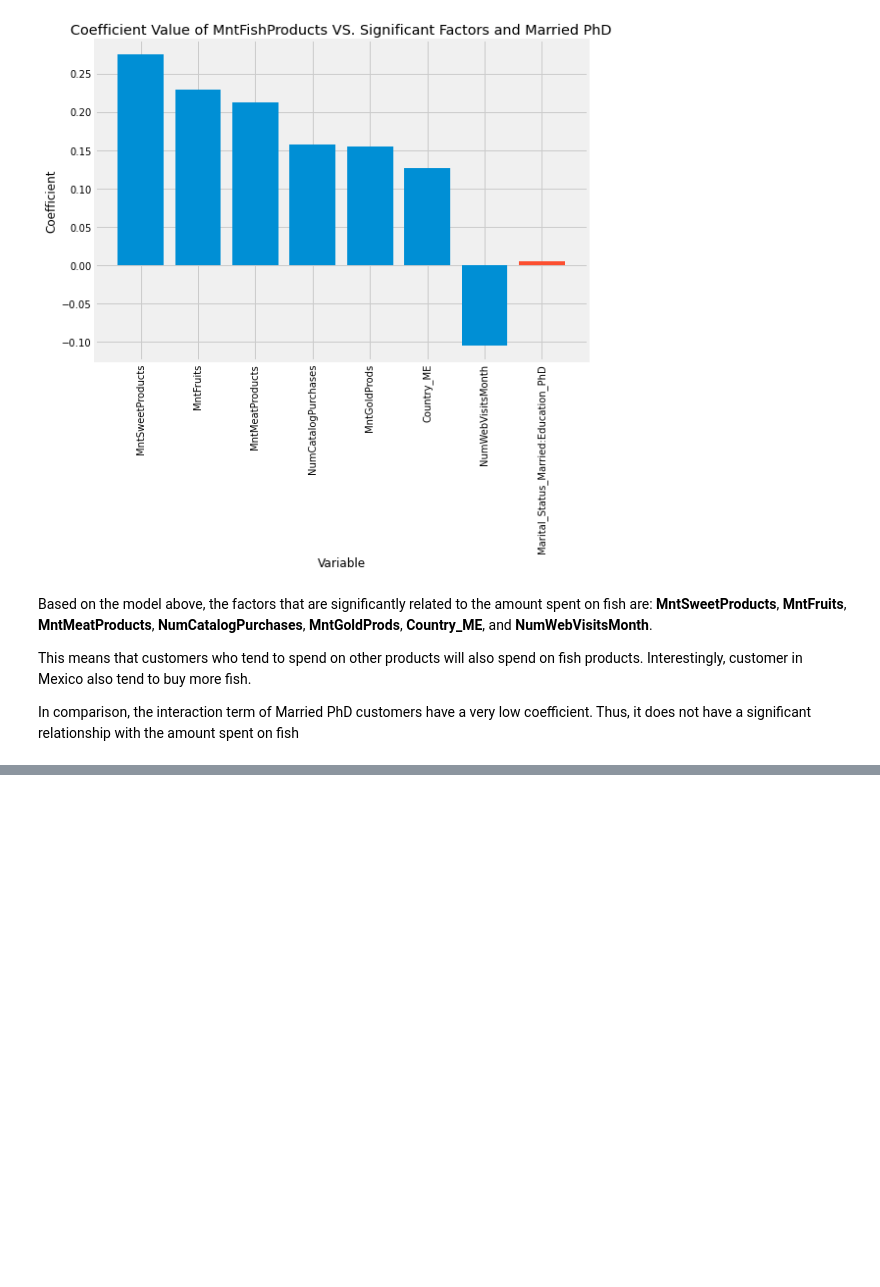
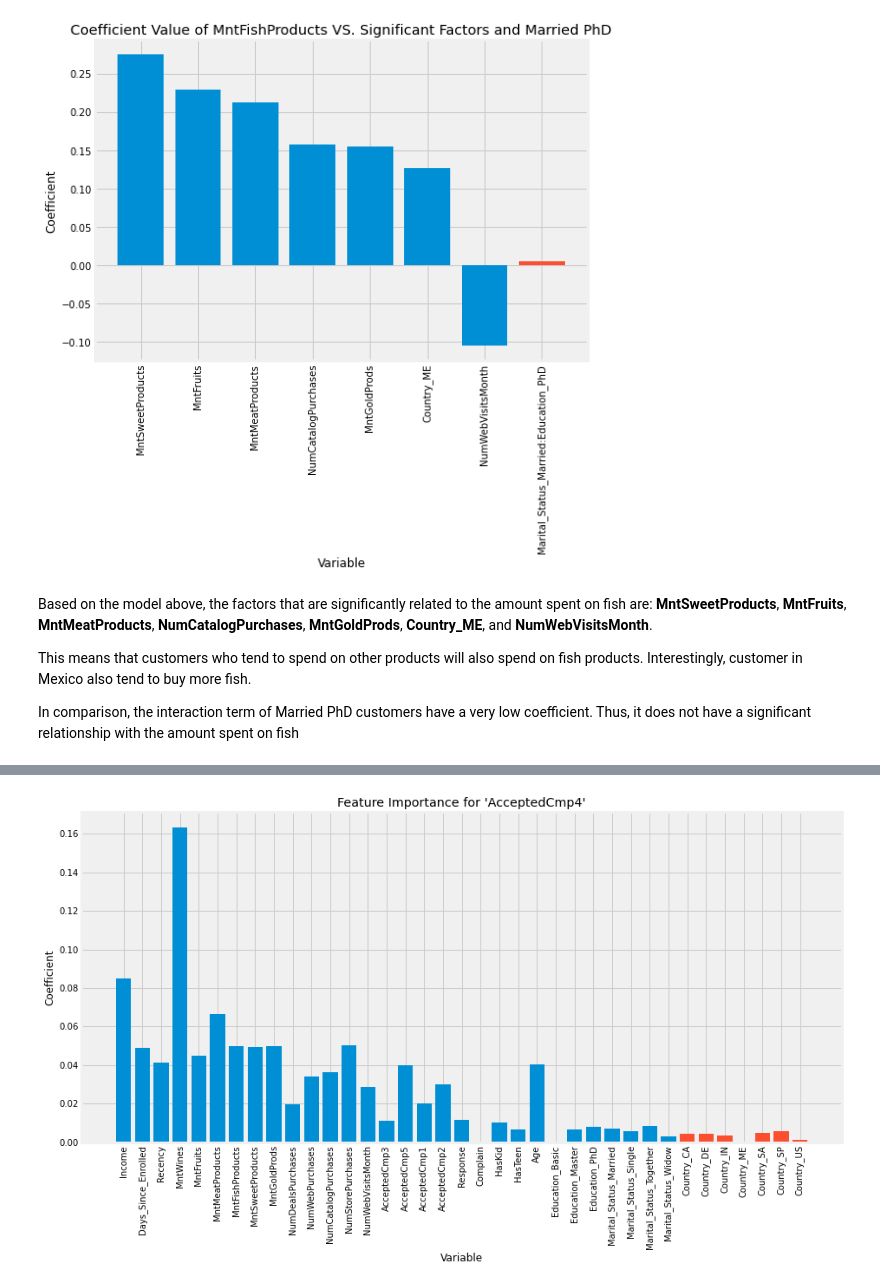
Before and after one commit to enoo24/marketing-analysis, a Jupyter notebook: notebooks/1.1-hry-statistical-analysis.ipynb, the cells around one changed output, grey strips where cells are left out. Cells and saved outputs as stored; diff of their text form; code cells hidden in the pictures; blank space fills up the shorter version.

```diff
--- a/notebooks/1.1-hry-statistical-analysis.ipynb
+++ b/notebooks/1.1-hry-statistical-analysis.ipynb
@@ -388,0 +464,13 @@ In comparison, the interaction term of Married PhD customers have a very low coe
+# %%
+feature_importances, cols = get_feature_importances_and_columns('AcceptedCmp4')
+
+fig = plt.subplots(figsize=(14, 7))
+plt.bar(cols[:-7], feature_importances[:-7])
+plt.bar(cols[-7:], feature_importances[-7:])
+plt.xticks(rotation=90)
+plt.ylabel('Coefficient')
+plt.xlabel('Variable')
+plt.title("Feature Importance for 'AcceptedCmp4'")
+plt.show()
+# %% [output]
+[figure, added]
```
Also changed, not shown: parts of 29 cells of this notebook.
